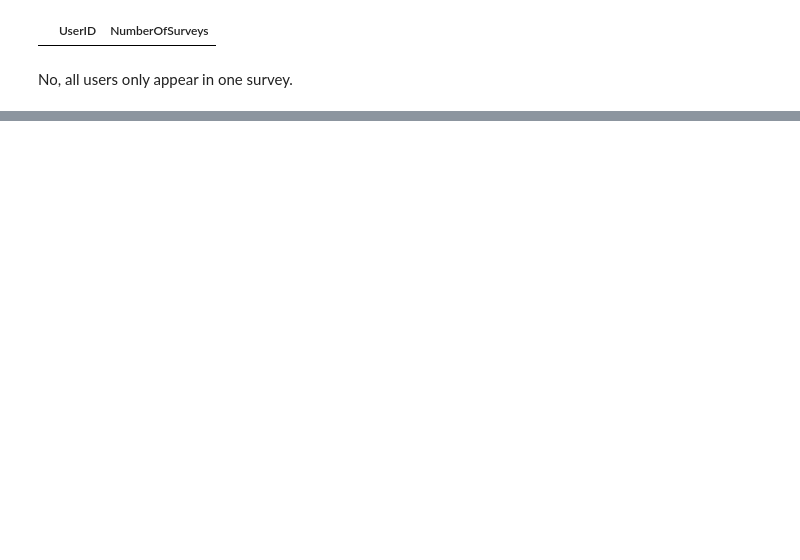
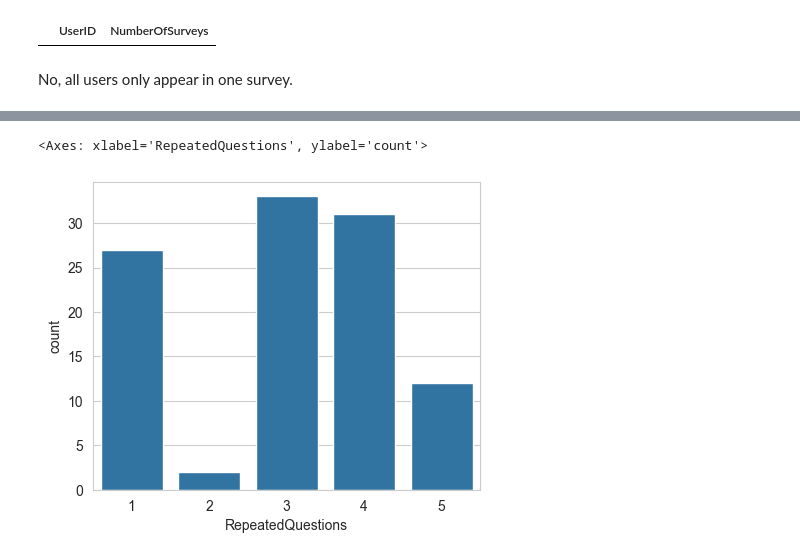
Before and after one commit to CelineChiLamNg/tech_mental_health, a Jupyter notebook: mental_health_tech.ipynb, the cells around one changed output, grey strips where cells are left out. Saved outputs shown, nothing was run; the diff lists cells and outputs as text; code cells hidden in the pictures; blank space fills up the shorter version.

```diff
--- a/mental_health_tech.ipynb
+++ b/mental_health_tech.ipynb
@@ -396,0 +428,7 @@ analysis to questions that were repeatedly asked will help its accuracy.
+# %%
+plt.figure(figsize=(5, 4))
+sns.set_style(style='whitegrid')
+sns.countplot(data=repeated_questions, x='RepeatedQuestions')
+# %% [output]
+<Axes: xlabel='RepeatedQuestions', ylabel='count'>
+[figure, added]
```
Also changed, not shown: parts of 32 cells of this notebook, 1 other file.
